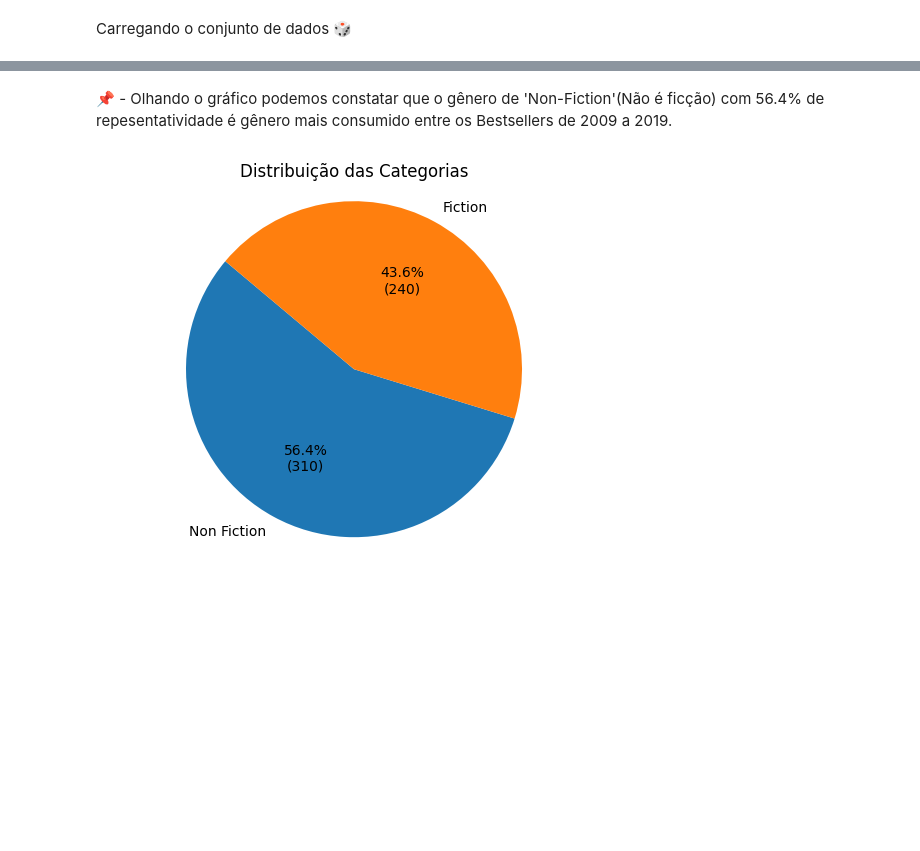
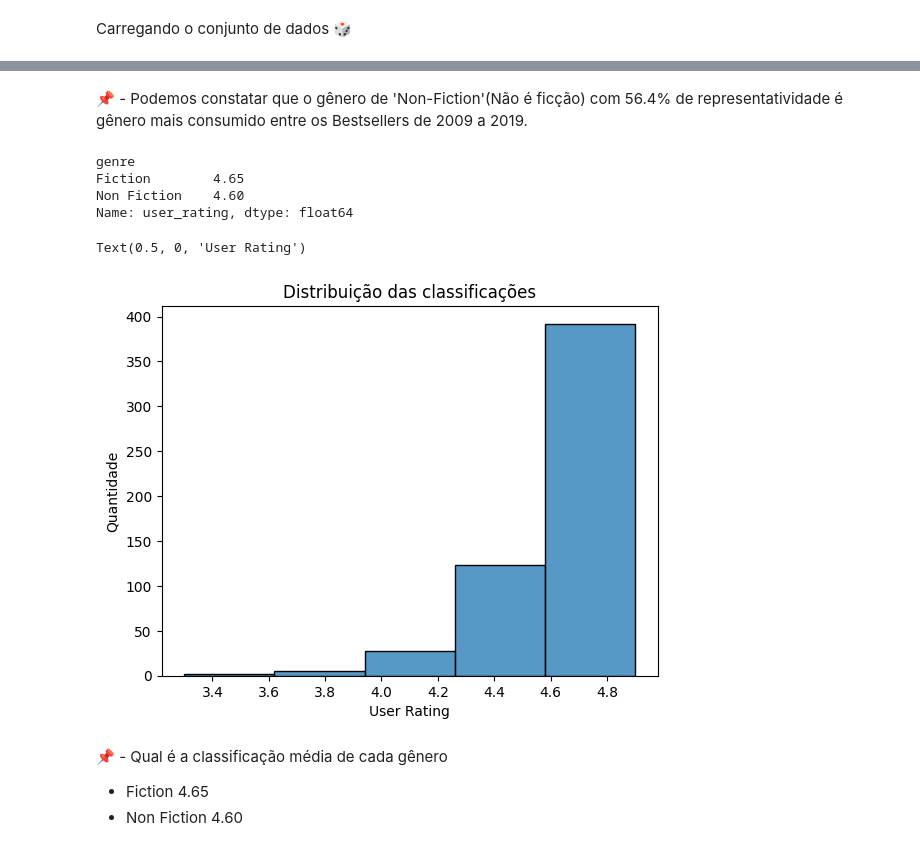
Before and after one commit to dzpoke/Amazon_Bestselling, a Jupyter notebook: bestsellers.ipynb, the cells around one changed output, grey strips where cells are left out. Cells and saved outputs as stored; diff of their text form; code cells hidden in the pictures; blank space fills up the shorter version.

```diff
--- a/bestsellers.ipynb
+++ b/bestsellers.ipynb
@@ -88,17 +92,21 @@ Name: Genre, Length: 550, dtype: object
 # %% [markdown]
-📌 - Olhando o gráfico podemos constatar que o gênero de 'Non-Fiction'(Não é ficção) com 56.4% de repesentatividade é gênero mais consumido entre os Bestsellers de 2009 a 2019.
+📌 - Podemos constatar que o gênero de 'Non-Fiction'(Não é ficção) com 56.4% de representatividade é gênero mais consumido entre os Bestsellers de 2009 a 2019.
-# %%
-sizes = df_bestsellers['Genre'].value_counts()
-labels = sizes.index
-
-def func(pct, allvals):
-    absolute = int(round(pct/100.*sum(allvals)))
-    return "{:.1f}%\n({:d})".format(pct, absolute)
-
-
-plt.pie(sizes, labels=labels, autopct=lambda pct: func(pct, sizes), startangle=140)
-plt.title('Distribuição das Categorias')
-plt.axis('equal')
-plt.show()
-# %% [output]
-[figure, removed]
+# %%
+df_bestsellers.groupby('genre')['user_rating'].mean().round(2)
+# %% [output]
+genre
+Fiction        4.65
+Non Fiction    4.60
+Name: user_rating, dtype: float64
+# %%
+sns.histplot(data=df_bestsellers.user_rating, bins=5)
+plt.title('Distribuição das classificações')
+plt.ylabel('Quantidade')
+plt.xlabel('User Rating')
+# %% [output]
+Text(0.5, 0, 'User Rating')
+[figure, added]
+# %% [markdown]
+📌 - Qual é a classificação média de cada gênero
+- Fiction        4.65
+- Non Fiction    4.60
```
Also changed, not shown: parts of 10 cells of this notebook.
